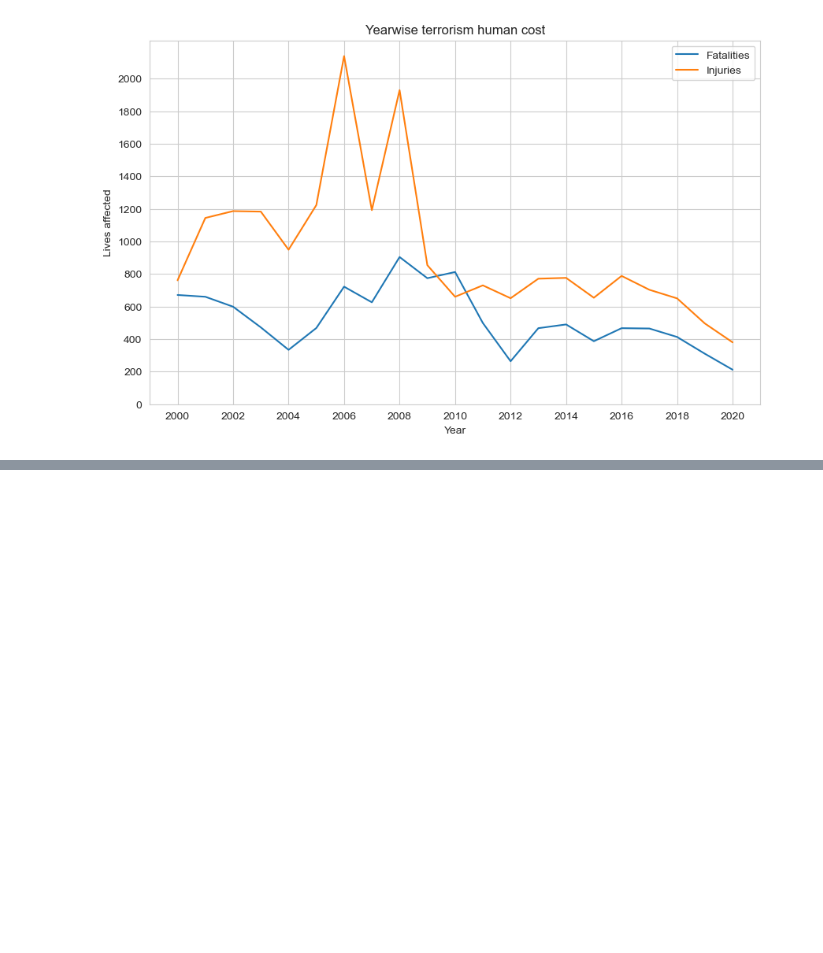
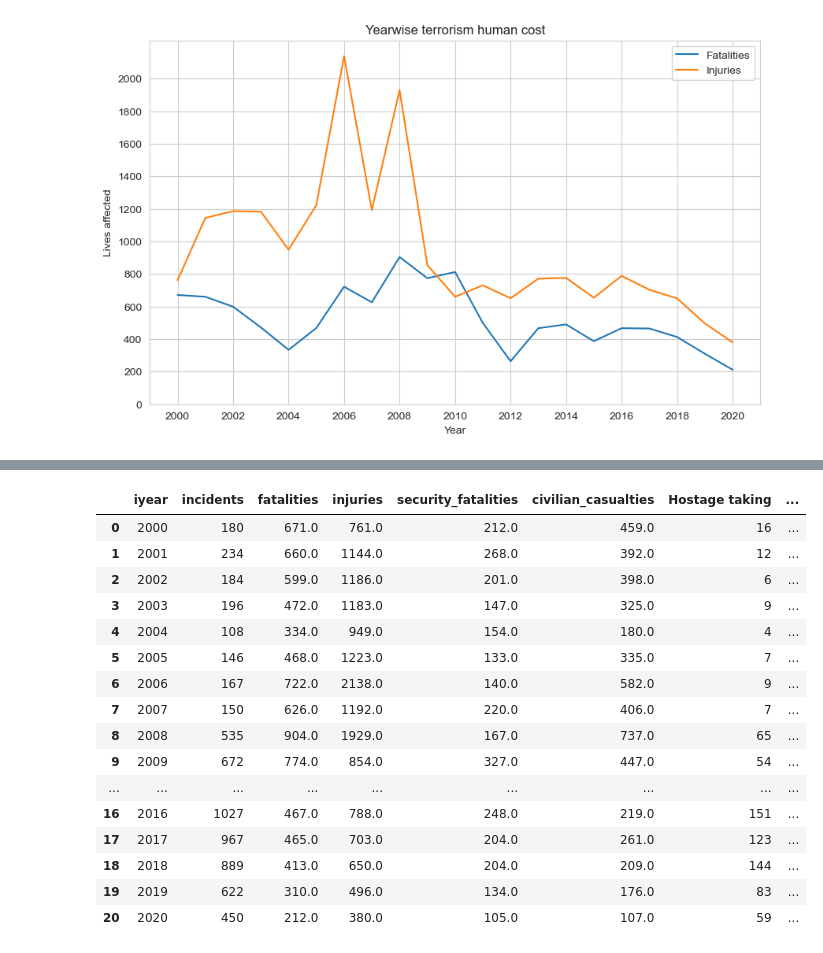
Before and after one commit to Apopheniac-exe/india-terrorism-data-analysis, a Jupyter notebook: notebooks/01_exploratory_analysis.ipynb, the cells around one changed output, grey strips where cells are left out. Cells and saved outputs as stored; diff of their text form; code cells hidden in the pictures; blank space fills up the shorter version.

```diff
--- a/notebooks/01_exploratory_analysis.ipynb
+++ b/notebooks/01_exploratory_analysis.ipynb
@@ -250,0 +314,20 @@ plt.legend();
+# %%
+summary_df
+# %% [output]
+|  | iyear | incidents | fatalities | injuries | security_fatalities | civilian_casualties | Hostage taking | ... |
+| 0 | 2000 | 180 | 671.0 | 761.0 | 212.0 | 459.0 | 16 | ... |
+| 1 | 2001 | 234 | 660.0 | 1144.0 | 268.0 | 392.0 | 12 | ... |
+| 2 | 2002 | 184 | 599.0 | 1186.0 | 201.0 | 398.0 | 6 | ... |
+| 3 | 2003 | 196 | 472.0 | 1183.0 | 147.0 | 325.0 | 9 | ... |
+| 4 | 2004 | 108 | 334.0 | 949.0 | 154.0 | 180.0 | 4 | ... |
+| 5 | 2005 | 146 | 468.0 | 1223.0 | 133.0 | 335.0 | 7 | ... |
+| 6 | 2006 | 167 | 722.0 | 2138.0 | 140.0 | 582.0 | 9 | ... |
+| 7 | 2007 | 150 | 626.0 | 1192.0 | 220.0 | 406.0 | 7 | ... |
+| 8 | 2008 | 535 | 904.0 | 1929.0 | 167.0 | 737.0 | 65 | ... |
+| 9 | 2009 | 672 | 774.0 | 854.0 | 327.0 | 447.0 | 54 | ... |
+| ... | ... | ... | ... | ... | ... | ... | ... | ... |
+| 16 | 2016 | 1027 | 467.0 | 788.0 | 248.0 | 219.0 | 151 | ... |
+| 17 | 2017 | 967 | 465.0 | 703.0 | 204.0 | 261.0 | 123 | ... |
+| 18 | 2018 | 889 | 413.0 | 650.0 | 204.0 | 209.0 | 144 | ... |
+| 19 | 2019 | 622 | 310.0 | 496.0 | 134.0 | 176.0 | 83 | ... |
+| 20 | 2020 | 450 | 212.0 | 380.0 | 105.0 | 107.0 | 59 | ... |
```
Also changed, not shown: parts of 23 cells of this notebook.
